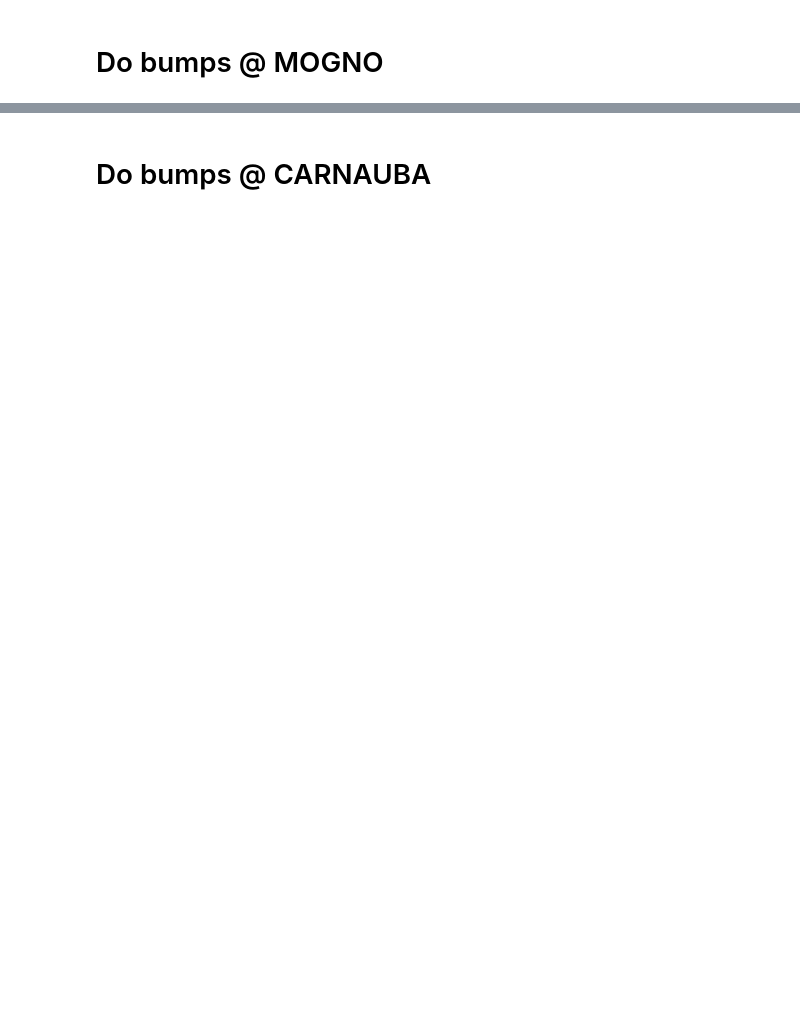
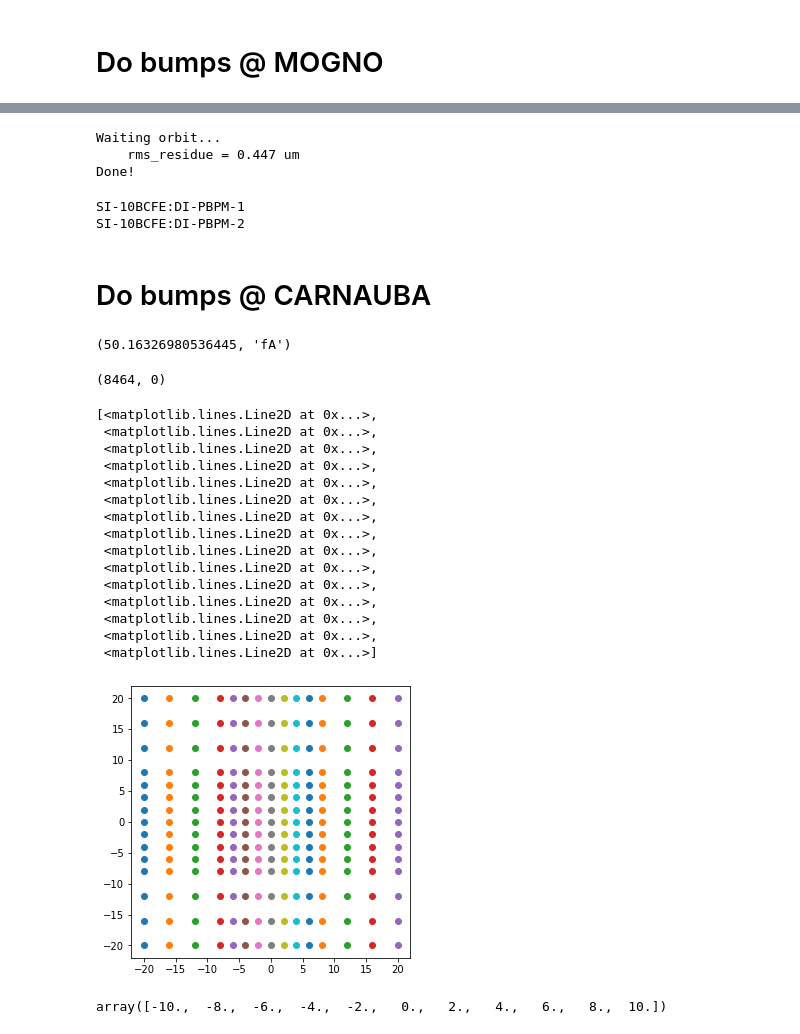
Before and after one commit to lnls-ids/machine-study-scripts, a Jupyter notebook: xbpms_measurements/scan_bumps.ipynb, the cells around one changed output, grey strips where cells are left out. Cells and saved outputs as stored; diff of their text form; code cells hidden in the pictures; blank space fills up the shorter version.

Commit message:
update bump file

```diff
--- a/xbpms_measurements/scan_bumps.ipynb
+++ b/xbpms_measurements/scan_bumps.ipynb
@@ -469,2 +688,55 @@ t1.start()
+# %%
+subsec = '06SB'
+implement_bump(sofb=sofb, subsec=subsec, psx=0, psy=0,
+                    bpmxenbl=bpmxenbl, bpmyenbl=bpmyenbl)
+# %% [output]
+Waiting orbit...
+    rms_residue = 0.447 um
+Done!
+# %%
+for i, xbpm in enumerate(xbpmlist):
+    print(xbpm.prefix)
+# %% [output]
+SI-10BCFE:DI-PBPM-1
+SI-10BCFE:DI-PBPM-2
 # %% [markdown]
 # Do bumps @ CARNAUBA
+# %%
+xbpm_cnb.ampB()
+# %% [output]
+(50.16326980536445, 'fA')
+# %%
+xbpm_mgn1.ampA()
+# %% [output]
+(8464, 0)
+# %%
+angsy_center = np.linspace(-8, 8, 9)
+angsy_bound = np.linspace(12, 20, 3)
+angsy = np.concatenate((-1*angsy_bound[::-1], angsy_center, angsy_bound))
+
+angsx = np.copy(angsy)
+
+x, y = np.meshgrid(angsx, angsy)
+plt.figure(figsize=(5, 5))
+plt.plot(x, y, 'o')
+# %% [output]
+[<matplotlib.lines.Line2D at 0x...>,
+ <matplotlib.lines.Line2D at 0x...>,
+ <matplotlib.lines.Line2D at 0x...>,
+ <matplotlib.lines.Line2D at 0x...>,
+ <matplotlib.lines.Line2D at 0x...>,
+ <matplotlib.lines.Line2D at 0x...>,
+ <matplotlib.lines.Line2D at 0x...>,
+ <matplotlib.lines.Line2D at 0x...>,
+ <matplotlib.lines.Line2D at 0x...>,
+ <matplotlib.lines.Line2D at 0x...>,
+ <matplotlib.lines.Line2D at 0x...>,
+ <matplotlib.lines.Line2D at 0x...>,
+ <matplotlib.lines.Line2D at 0x...>,
+ <matplotlib.lines.Line2D at 0x...>,
+ <matplotlib.lines.Line2D at 0x...>]
+[figure, added]
+# %%
+np.linspace(-10, 10, 11)
+# %% [output]
+array([-10.,  -8.,  -6.,  -4.,  -2.,   0.,   2.,   4.,   6.,   8.,  10.])
```
Also changed, not shown: parts of 23 cells of this notebook.
